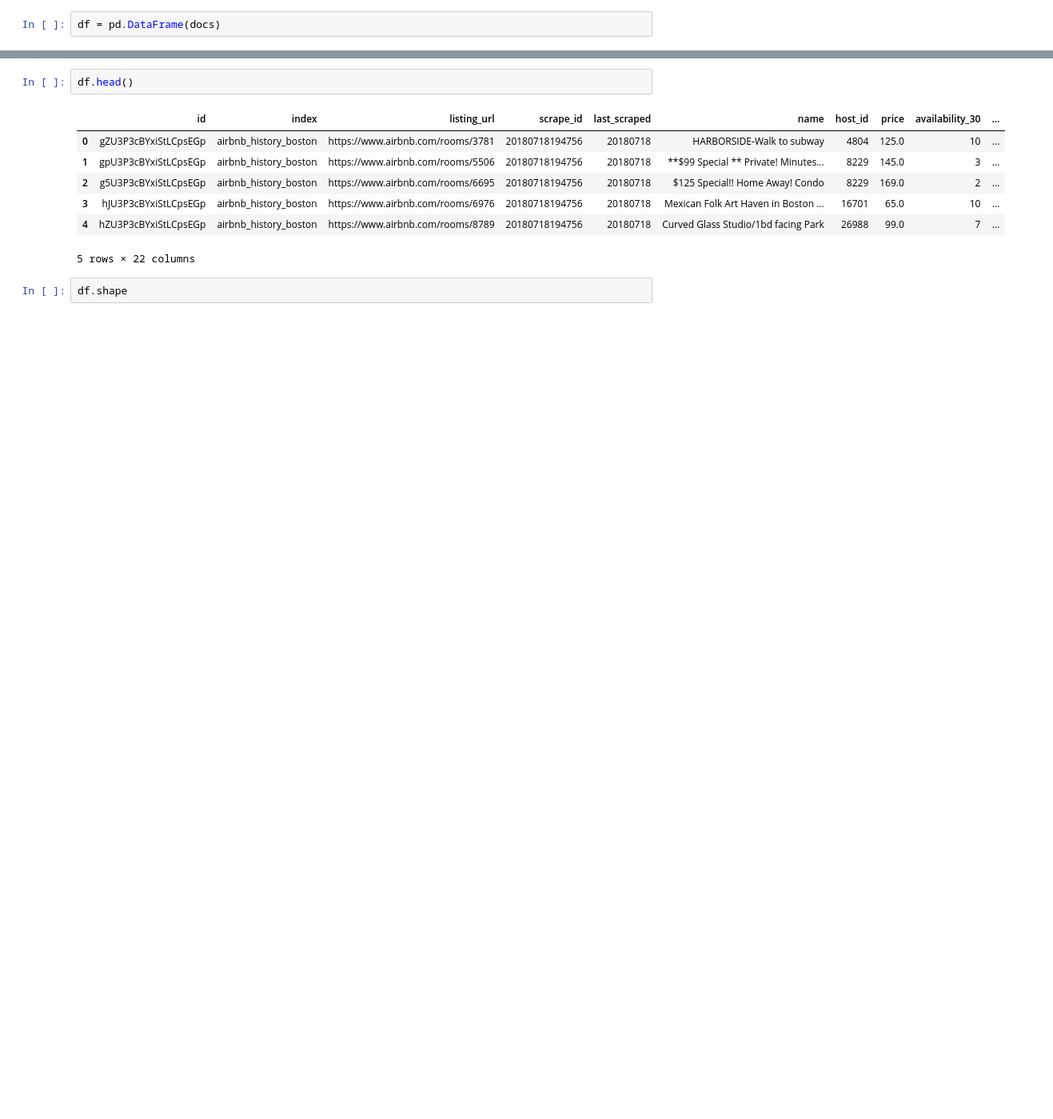
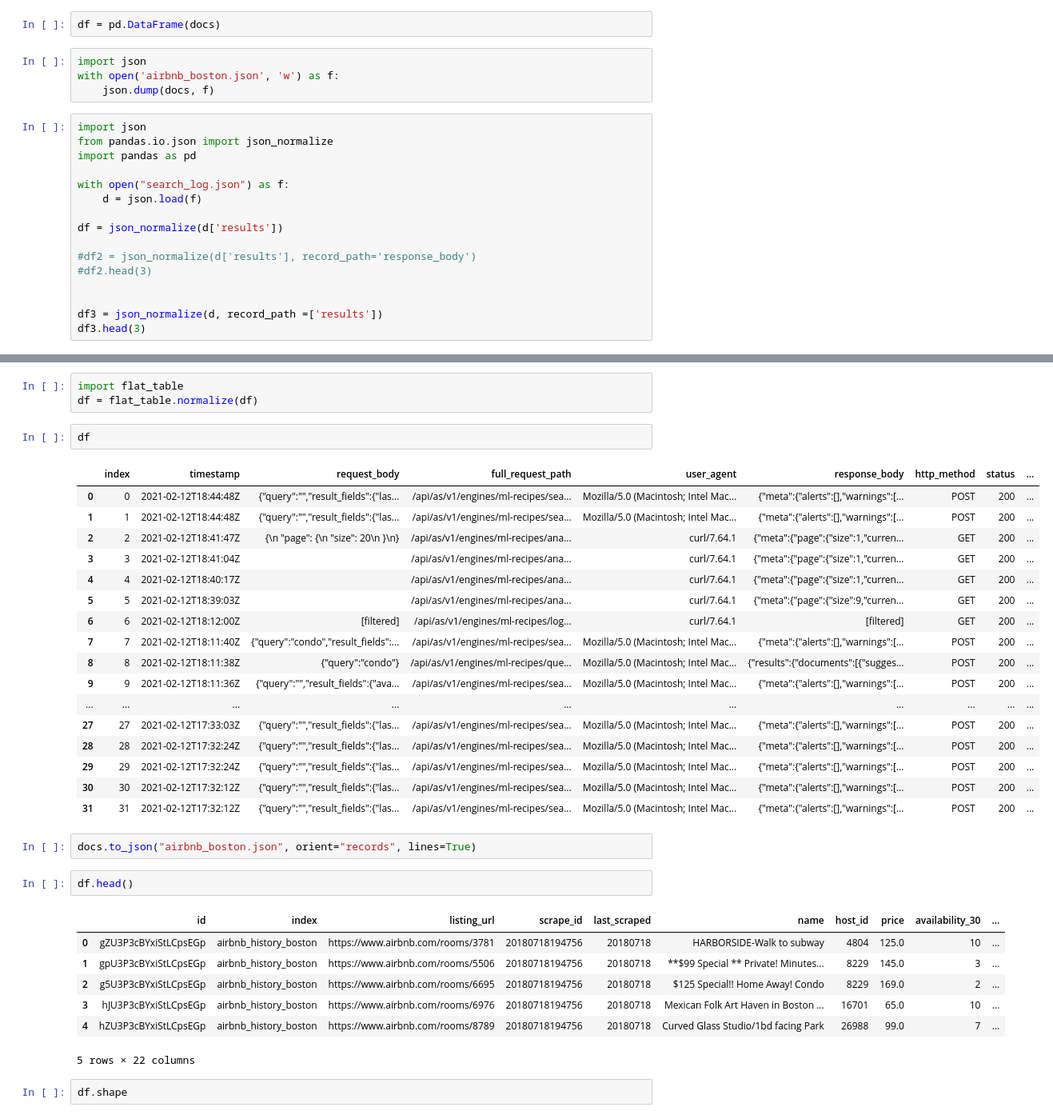
Before and after one commit to ML-Recipes/Fairness-Aware-Ranking, a Jupyter notebook: notebook/05. Analyzing Distribution over Time.ipynb, the cells around one changed output, grey strips where cells are left out. Shown at 80% size. Saved outputs shown, nothing was run; the diff lists cells and outputs as text; blank space fills up the shorter version.

Commit message:
Tried to read search logs to dataframe

```diff
--- a/notebook/05. Analyzing Distribution over Time.ipynb
+++ b/notebook/05. Analyzing Distribution over Time.ipynb
@@ -177,3 +177,23 @@ for item in data:
     docs.append(doc)
 # %%
 df = pd.DataFrame(docs)
+# %%
+import json
+with open('airbnb_boston.json', 'w') as f:
+    json.dump(docs, f)
+# %%
+import json
+from pandas.io.json import json_normalize
+import pandas as pd
+
+with open("search_log.json") as f:
+    d = json.load(f)
+
+df = json_normalize(d['results'])
+
+#df2 = json_normalize(d['results'], record_path='response_body')
+#df2.head(3)
+
+
+df3 = json_normalize(d, record_path =['results'])
+df3.head(3)
@@ -180,3 +217,28 @@ df = pd.DataFrame(docs)
+# %%
+import flat_table
+df = flat_table.normalize(df)
+# %%
+df
+# %% [output]
+|  | index | timestamp | request_body | full_request_path | user_agent | response_body | http_method | status | ... |
+| 0 | 0 | 2021-02-12T18:44:48Z | {"query":"","result_fields":{"las... | /api/as/v1/engines/ml-recipes/sea... | Mozilla/5.0 (Macintosh; Intel Mac... | {"meta":{"alerts":[],"warnings":[... | POST | 200 | ... |
+| 1 | 1 | 2021-02-12T18:44:48Z | {"query":"","result_fields":{"las... | /api/as/v1/engines/ml-recipes/sea... | Mozilla/5.0 (Macintosh; Intel Mac... | {"meta":{"alerts":[],"warnings":[... | POST | 200 | ... |
+| 2 | 2 | 2021-02-12T18:41:47Z | {\n "page": {\n "size": 20\n }\n} | /api/as/v1/engines/ml-recipes/ana... | curl/7.64.1 | {"meta":{"page":{"size":1,"curren... | GET | 200 | ... |
+| 3 | 3 | 2021-02-12T18:41:04Z |  | /api/as/v1/engines/ml-recipes/ana... | curl/7.64.1 | {"meta":{"page":{"size":1,"curren... | GET | 200 | ... |
+| 4 | 4 | 2021-02-12T18:40:17Z |  | /api/as/v1/engines/ml-recipes/ana... | curl/7.64.1 | {"meta":{"page":{"size":1,"curren... | GET | 200 | ... |
+| 5 | 5 | 2021-02-12T18:39:03Z |  | /api/as/v1/engines/ml-recipes/ana... | curl/7.64.1 | {"meta":{"page":{"size":9,"curren... | GET | 200 | ... |
+| 6 | 6 | 2021-02-12T18:12:00Z | [filtered] | /api/as/v1/engines/ml-recipes/log... | curl/7.64.1 | [filtered] | GET | 200 | ... |
+| 7 | 7 | 2021-02-12T18:11:40Z | {"query":"condo","result_fields":... | /api/as/v1/engines/ml-recipes/sea... | Mozilla/5.0 (Macintosh; Intel Mac... | {"meta":{"alerts":[],"warnings":[... | POST | 200 | ... |
+| 8 | 8 | 2021-02-12T18:11:38Z | {"query":"condo"} | /api/as/v1/engines/ml-recipes/que... | Mozilla/5.0 (Macintosh; Intel Mac... | {"results":{"documents":[{"sugges... | POST | 200 | ... |
+| 9 | 9 | 2021-02-12T18:11:36Z | {"query":"","result_fields":{"ava... | /api/as/v1/engines/ml-recipes/sea... | Mozilla/5.0 (Macintosh; Intel Mac... | {"meta":{"alerts":[],"warnings":[... | POST | 200 | ... |
+| ... | ... | ... | ... | ... | ... | ... | ... | ... | ... |
+| 27 | 27 | 2021-02-12T17:33:03Z | {"query":"","result_fields":{"las... | /api/as/v1/engines/ml-recipes/sea... | Mozilla/5.0 (Macintosh; Intel Mac... | {"meta":{"alerts":[],"warnings":[... | POST | 200 | ... |
+| 28 | 28 | 2021-02-12T17:32:24Z | {"query":"","result_fields":{"las... | /api/as/v1/engines/ml-recipes/sea... | Mozilla/5.0 (Macintosh; Intel Mac... | {"meta":{"alerts":[],"warnings":[... | POST | 200 | ... |
+| 29 | 29 | 2021-02-12T17:32:24Z | {"query":"","result_fields":{"las... | /api/as/v1/engines/ml-recipes/sea... | Mozilla/5.0 (Macintosh; Intel Mac... | {"meta":{"alerts":[],"warnings":[... | POST | 200 | ... |
+| 30 | 30 | 2021-02-12T17:32:12Z | {"query":"","result_fields":{"las... | /api/as/v1/engines/ml-recipes/sea... | Mozilla/5.0 (Macintosh; Intel Mac... | {"meta":{"alerts":[],"warnings":[... | POST | 200 | ... |
+| 31 | 31 | 2021-02-12T17:32:12Z | {"query":"","result_fields":{"las... | /api/as/v1/engines/ml-recipes/sea... | Mozilla/5.0 (Macintosh; Intel Mac... | {"meta":{"alerts":[],"warnings":[... | POST | 200 | ... |
+# %%
+docs.to_json("airbnb_boston.json", orient="records", lines=True)
 # %%
 df.head()
 # %% [output]
```
Also changed, not shown: parts of 2 cells of this notebook, 2 other files.
